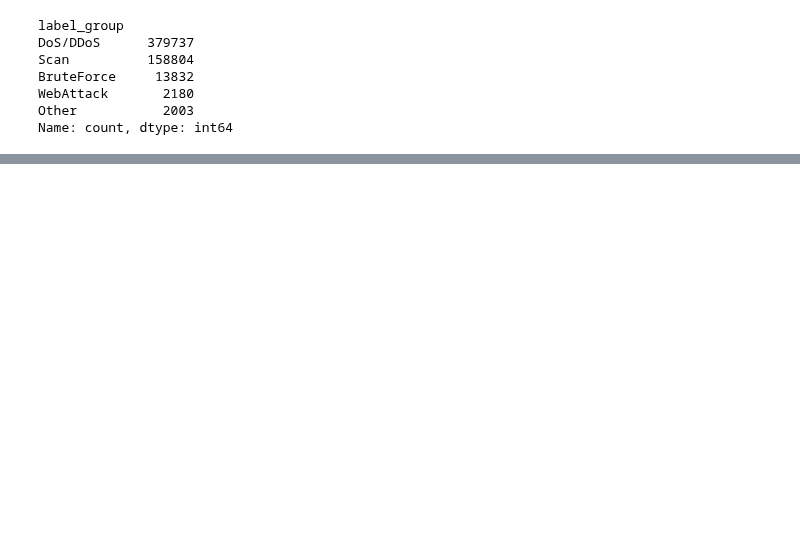
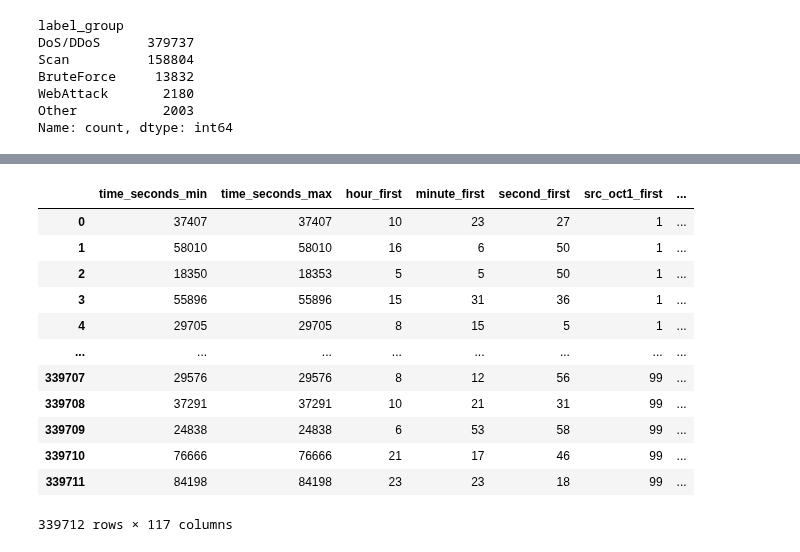
Before and after one commit to lucchinaluca/thesis-datasec, a Jupyter notebook: cic.ipynb, the cells around one changed output, grey strips where cells are left out. Cells and saved outputs as stored; diff of their text form; code cells hidden in the pictures; blank space fills up the shorter version.

```diff
--- a/cic.ipynb
+++ b/cic.ipynb
@@ -250,0 +118,19 @@ cluster
+# %%
+import pickle
+with open('data/grouped_df.pkl', 'rb') as f:
+    grouped_df = pickle.load(f)
+grouped_df
+# %% [output]
+|  | time_seconds_min | time_seconds_max | hour_first | minute_first | second_first | src_oct1_first | ... |
+| 0 | 37407 | 37407 | 10 | 23 | 27 | 1 | ... |
+| 1 | 58010 | 58010 | 16 | 6 | 50 | 1 | ... |
+| 2 | 18350 | 18353 | 5 | 5 | 50 | 1 | ... |
+| 3 | 55896 | 55896 | 15 | 31 | 36 | 1 | ... |
+| 4 | 29705 | 29705 | 8 | 15 | 5 | 1 | ... |
+| ... | ... | ... | ... | ... | ... | ... | ... |
+| 339707 | 29576 | 29576 | 8 | 12 | 56 | 99 | ... |
+| 339708 | 37291 | 37291 | 10 | 21 | 31 | 99 | ... |
+| 339709 | 24838 | 24838 | 6 | 53 | 58 | 99 | ... |
+| 339710 | 76666 | 76666 | 21 | 17 | 46 | 99 | ... |
+| 339711 | 84198 | 84198 | 23 | 23 | 18 | 99 | ... |
+339712 rows × 117 columns
```
Also changed, not shown: parts of 9 cells of this notebook.
